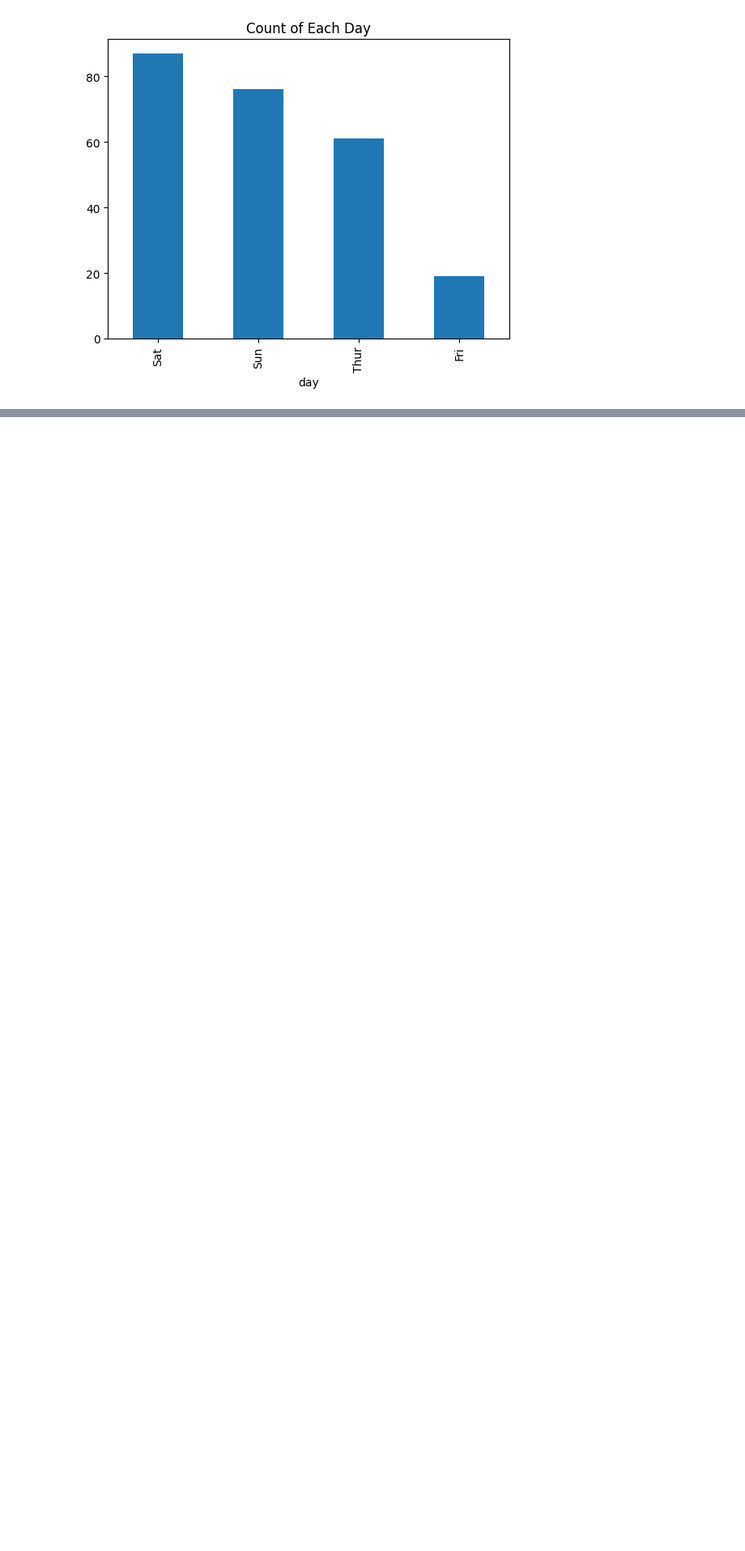
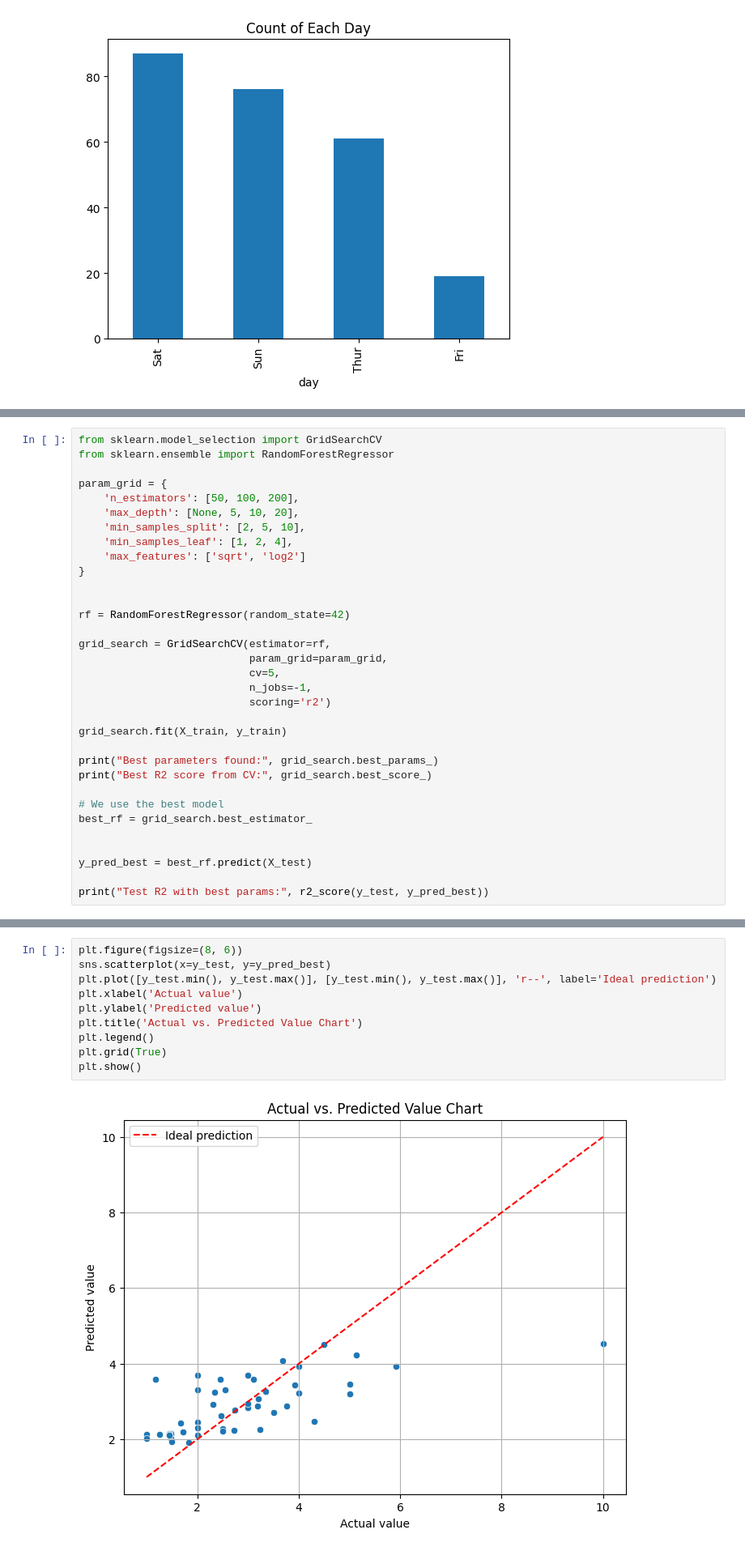
Before and after one commit to AdelGoldast/tip-percentage-calculator, a Jupyter notebook: tip_v3.ipynb, the cells around one changed output, grey strips where cells are left out. Shown: that part at 81% size. Cells and saved outputs as stored; diff of their text form; blank space fills up the shorter version.

```diff
--- a/tip_v3.ipynb
+++ b/tip_v3.ipynb
@@ -399,0 +471,33 @@ plt.show()
+# %%
+from sklearn.model_selection import GridSearchCV
+from sklearn.ensemble import RandomForestRegressor
+
+param_grid = {
+    'n_estimators': [50, 100, 200],
+    'max_depth': [None, 5, 10, 20],
+    'min_samples_split': [2, 5, 10],
+    'min_samples_leaf': [1, 2, 4],
+    'max_features': ['sqrt', 'log2']
+}
+
+
+rf = RandomForestRegressor(random_state=42)
+
+grid_search = GridSearchCV(estimator=rf,
+                           param_grid=param_grid,
+                           cv=5,
+                           n_jobs=-1,
+                           scoring='r2')
+
+grid_search.fit(X_train, y_train)
+
+print("Best parameters found:", grid_search.best_params_)
+print("Best R2 score from CV:", grid_search.best_score_)
+
+# We use the best model
+best_rf = grid_search.best_estimator_
+
+
+y_pred_best = best_rf.predict(X_test)
+
+print("Test R2 with best params:", r2_score(y_test, y_pred_best))
@@ -399,0 +508,12 @@ plt.show()
+# %%
+plt.figure(figsize=(8, 6))
+sns.scatterplot(x=y_test, y=y_pred_best)
+plt.plot([y_test.min(), y_test.max()], [y_test.min(), y_test.max()], 'r--', label='Ideal prediction')
+plt.xlabel('Actual value')
+plt.ylabel('Predicted value')
+plt.title('Actual vs. Predicted Value Chart')
+plt.legend()
+plt.grid(True)
+plt.show()
+# %% [output]
+[figure, added]
```
Also changed, not shown: parts of 7 cells of this notebook.
